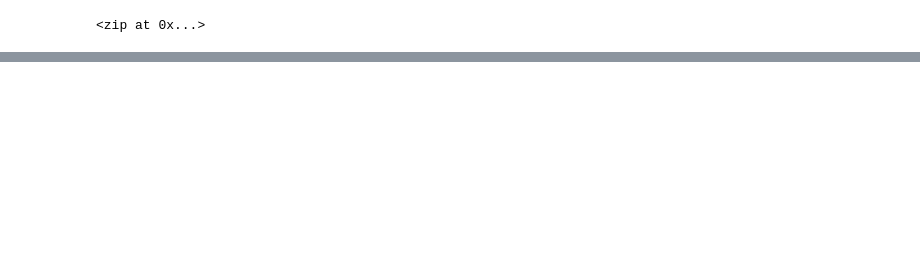
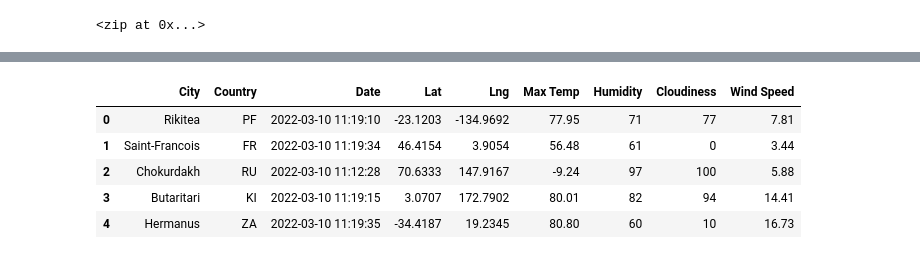
Before and after one commit to Ry-Avery/World_Weather_Analysis, a Jupyter notebook: WeatherPy.ipynb, the cells around one changed output, grey strips where cells are left out. Cells and saved outputs as stored; diff of their text form; code cells hidden in the pictures; blank space fills up the shorter version.

Commit message:
Changed .gitignore and added more code to WeatherPy.ipynb
Ignored addititonal files and created .csv of API call

```diff
--- a/WeatherPy.ipynb
+++ b/WeatherPy.ipynb
@@ -30,0 +36,3 @@ len(cities)
+# %%
+# Starting URL for Weather Map API Call
+url='http://api.openweathermap.org/data/2.5/weather?units=Imperial&APPID='+openweatherapp_API_key
@@ -30,0 +121,13 @@ len(cities)
+# %%
+# Convert the array of dictionaries to a Pandas DataFrame
+city_data_columns=['City','Country','Date','Lat','Lng','Max Temp','Humidity','Cloudiness','Wind Speed']
+city_data_df=pd.DataFrame(city_data)
+city_data_df=city_data_df[city_data_columns]
+city_data_df.head()
+# %% [output]
+|  | City | Country | Date | Lat | Lng | Max Temp | Humidity | Cloudiness | Wind Speed |
+| 0 | Rikitea | PF | 2022-03-10 11:19:10 | -23.1203 | -134.9692 | 77.95 | 71 | 77 | 7.81 |
+| 1 | Saint-Francois | FR | 2022-03-10 11:19:34 | 46.4154 | 3.9054 | 56.48 | 61 | 0 | 3.44 |
+| 2 | Chokurdakh | RU | 2022-03-10 11:12:28 | 70.6333 | 147.9167 | -9.24 | 97 | 100 | 5.88 |
+| 3 | Butaritari | KI | 2022-03-10 11:19:15 | 3.0707 | 172.7902 | 80.01 | 82 | 94 | 14.41 |
+| 4 | Hermanus | ZA | 2022-03-10 11:19:35 | -34.4187 | 19.2345 | 80.80 | 60 | 10 | 16.73 |
```
Also changed, not shown: parts of 5 cells of this notebook, 2 other files.
